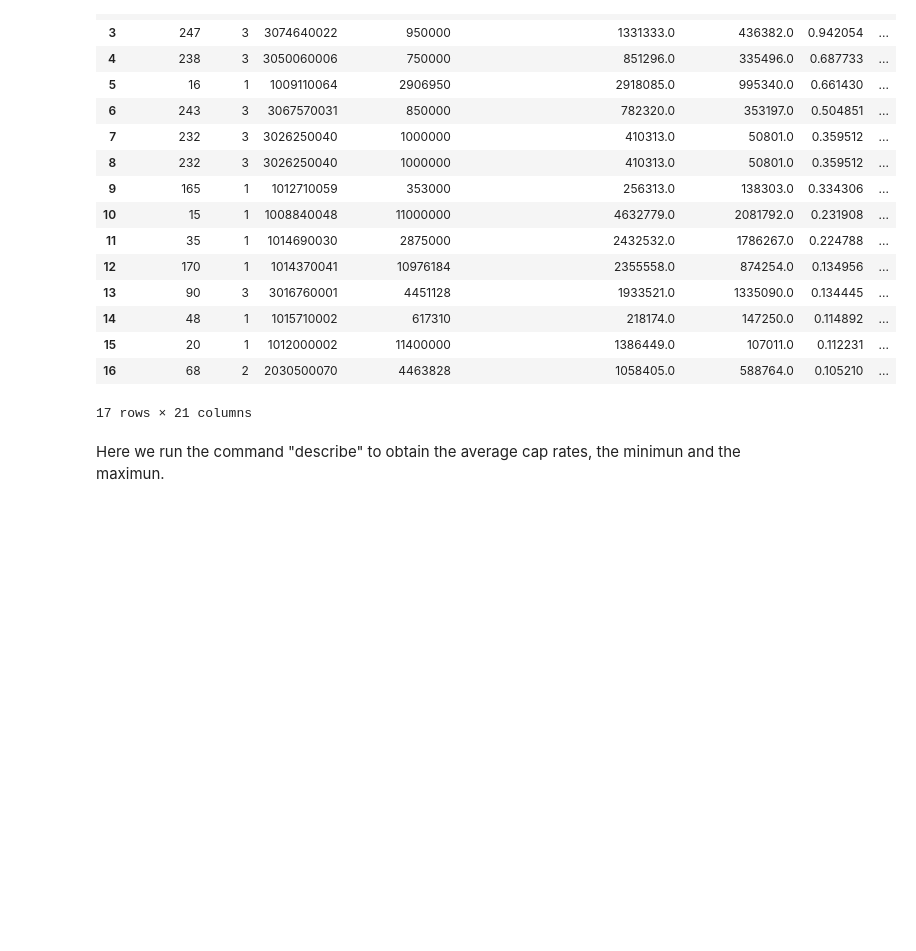
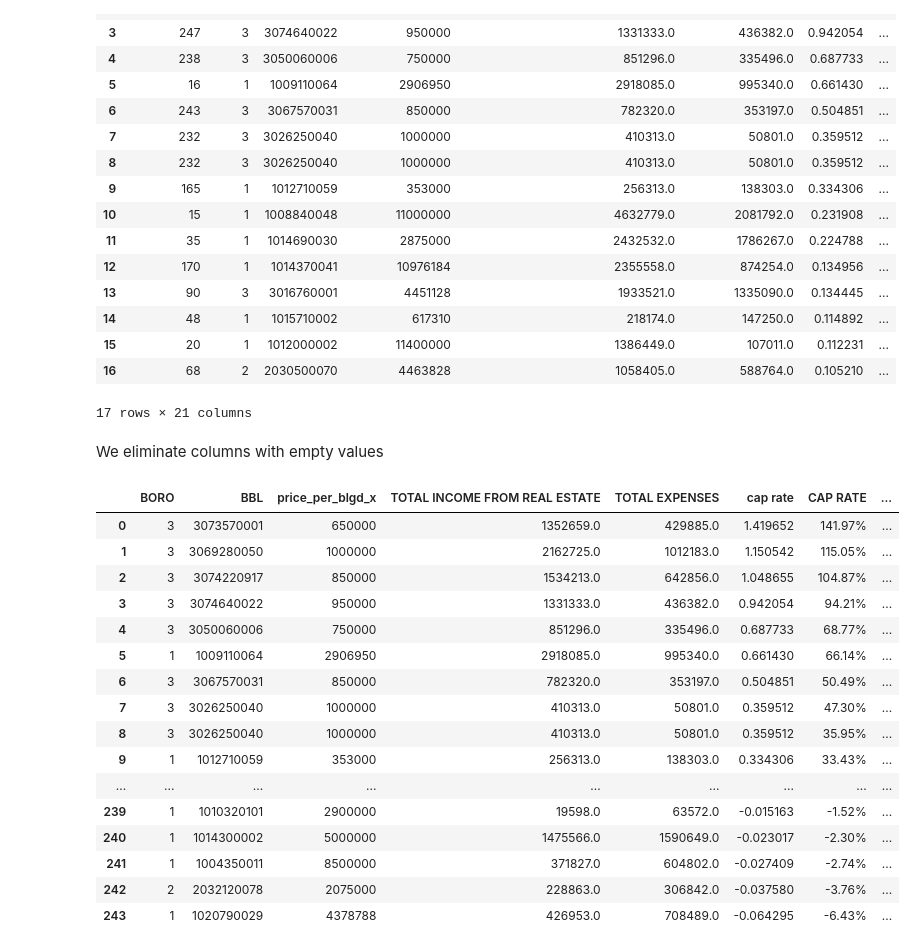
Before and after one commit to impusehgal/landlord-project, a Jupyter notebook: notebooks/101023_Fall Analysis.ipynb, the cells around one changed output. Cells and saved outputs as stored; diff of their text form; code cells hidden in the pictures; blank space fills up the shorter version.

```diff
--- a/notebooks/101023_Fall Analysis.ipynb
+++ b/notebooks/101023_Fall Analysis.ipynb
@@ -307,5 +307,27 @@ combine.head(16)
 | 15 | 20 | 1 | 1012000002 | 11400000 | 1386449.0 | 107011.0 | 0.112231 | ... |
 | 16 | 68 | 2 | 2030500070 | 4463828 | 1058405.0 | 588764.0 | 0.105210 | ... |
 17 rows × 21 columns
-# %% [markdown]
-Here we run the command "describe" to obtain the average cap rates, the minimun and the maximun.
+# %% [markdown]
+We eliminate columns with empty values
+# %%
+refined=combine.drop(["Unnamed: 0","Last sold","HOW MUCH?","Unnamed: 14"], axis=1)
+# %%
+refined
+# %% [output]
+|  | BORO | BBL | price_per_blgd_x | TOTAL INCOME FROM REAL ESTATE | TOTAL EXPENSES | cap rate | CAP RATE | ... |
+| 0 | 3 | 3073570001 | 650000 | 1352659.0 | 429885.0 | 1.419652 | 141.97% | ... |
+| 1 | 3 | 3069280050 | 1000000 | 2162725.0 | 1012183.0 | 1.150542 | 115.05% | ... |
+| 2 | 3 | 3074220917 | 850000 | 1534213.0 | 642856.0 | 1.048655 | 104.87% | ... |
+| 3 | 3 | 3074640022 | 950000 | 1331333.0 | 436382.0 | 0.942054 | 94.21% | ... |
+| 4 | 3 | 3050060006 | 750000 | 851296.0 | 335496.0 | 0.687733 | 68.77% | ... |
+| 5 | 1 | 1009110064 | 2906950 | 2918085.0 | 995340.0 | 0.661430 | 66.14% | ... |
+| 6 | 3 | 3067570031 | 850000 | 782320.0 | 353197.0 | 0.504851 | 50.49% | ... |
+| 7 | 3 | 3026250040 | 1000000 | 410313.0 | 50801.0 | 0.359512 | 47.30% | ... |
+| 8 | 3 | 3026250040 | 1000000 | 410313.0 | 50801.0 | 0.359512 | 35.95% | ... |
+| 9 | 1 | 1012710059 | 353000 | 256313.0 | 138303.0 | 0.334306 | 33.43% | ... |
+| ... | ... | ... | ... | ... | ... | ... | ... | ... |
+| 239 | 1 | 1010320101 | 2900000 | 19598.0 | 63572.0 | -0.015163 | -1.52% | ... |
+| 240 | 1 | 1014300002 | 5000000 | 1475566.0 | 1590649.0 | -0.023017 | -2.30% | ... |
+| 241 | 1 | 1004350011 | 8500000 | 371827.0 | 604802.0 | -0.027409 | -2.74% | ... |
+| 242 | 2 | 2032120078 | 2075000 | 228863.0 | 306842.0 | -0.037580 | -3.76% | ... |
+| 243 | 1 | 1020790029 | 4378788 | 426953.0 | 708489.0 | -0.064295 | -6.43% | ... |
```
Also changed, not shown: parts of 46 cells of this notebook, 1 other file.
